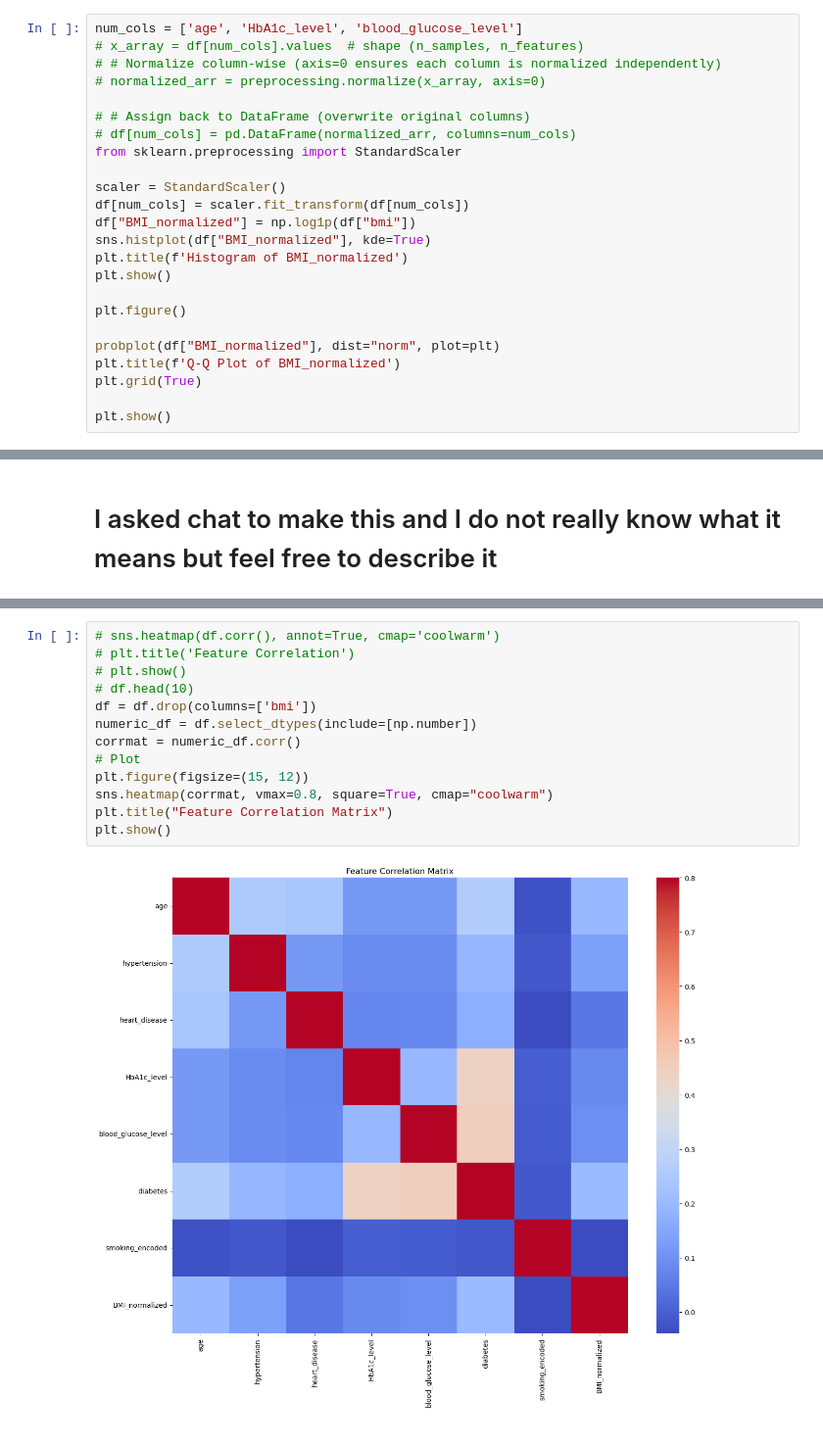
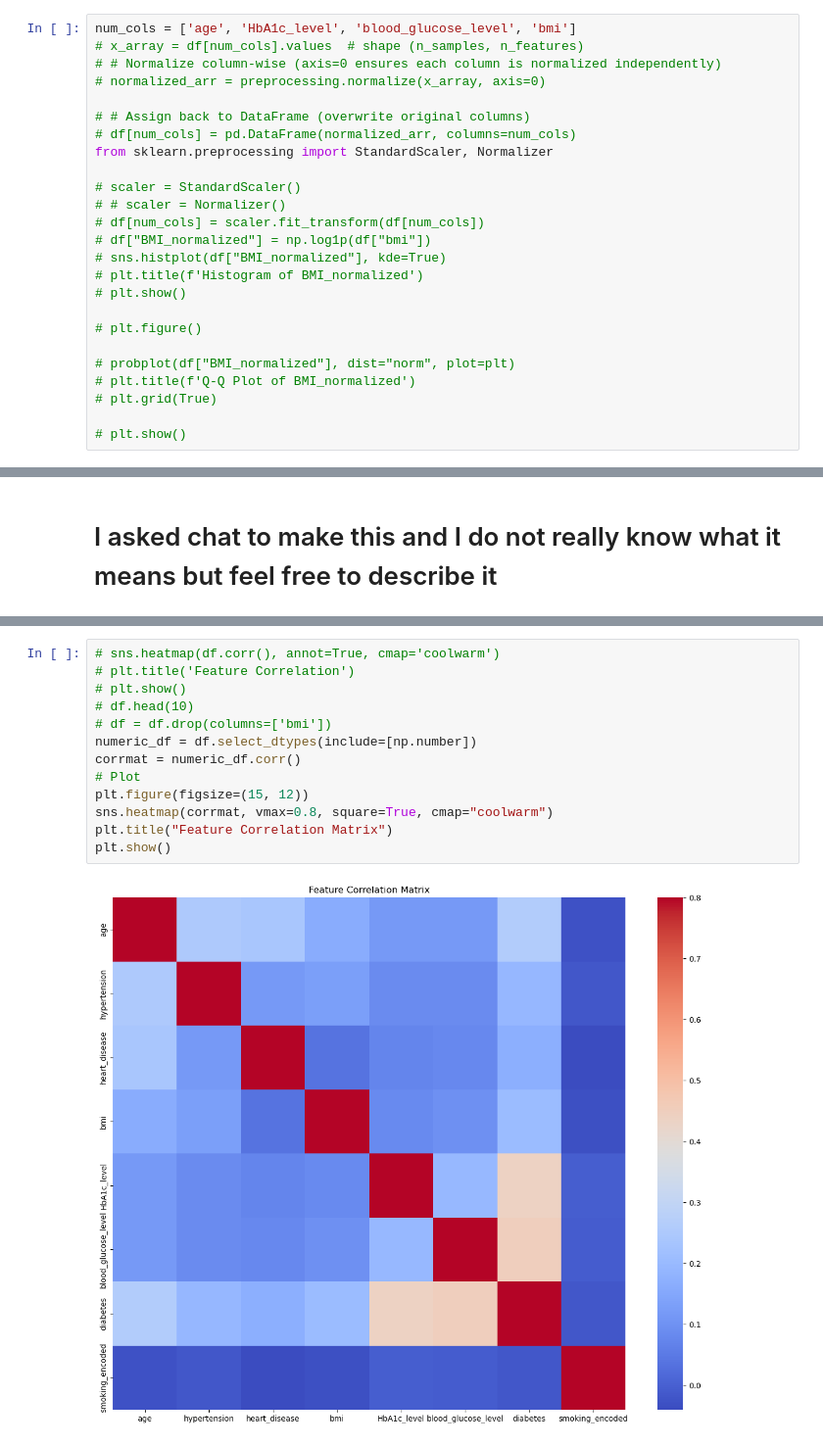
Before and after one commit to CBreach/352Project, a Jupyter notebook: finalProject.ipynb, the cells around one changed output, grey strips where cells are left out. Shown at 98% size. Drawn from its saved outputs; the diff is of its cells as text.

```diff
--- a/finalProject.ipynb
+++ b/finalProject.ipynb
@@ -259,26 +259,27 @@ plt.show()
 # %% [markdown]
 As can be seen by the boxplot this series does not have any outliers, and this is propably the most normal data that we have seen so far. However we will still apply normalization techniques to this series to ensure that logisitic regression works as best as possible.
 # %%
-num_cols = ['age', 'HbA1c_level', 'blood_glucose_level']
+num_cols = ['age', 'HbA1c_level', 'blood_glucose_level', 'bmi']
 # x_array = df[num_cols].values  # shape (n_samples, n_features)
 # # Normalize column-wise (axis=0 ensures each column is normalized independently)
 # normalized_arr = preprocessing.normalize(x_array, axis=0)
 
 # # Assign back to DataFrame (overwrite original columns)
 # df[num_cols] = pd.DataFrame(normalized_arr, columns=num_cols)
-from sklearn.preprocessing import StandardScaler
+from sklearn.preprocessing import StandardScaler, Normalizer
 
-scaler = StandardScaler()
-df[num_cols] = scaler.fit_transform(df[num_cols])
-df["BMI_normalized"] = np.log1p(df["bmi"])
-sns.histplot(df["BMI_normalized"], kde=True)
-plt.title(f'Histogram of BMI_normalized')
-plt.show()
+# scaler = StandardScaler()
+# # scaler = Normalizer()
+# df[num_cols] = scaler.fit_transform(df[num_cols])
+# df["BMI_normalized"] = np.log1p(df["bmi"])
+# sns.histplot(df["BMI_normalized"], kde=True)
+# plt.title(f'Histogram of BMI_normalized')
+# plt.show()
 
-plt.figure()
+# plt.figure()
 
-probplot(df["BMI_normalized"], dist="norm", plot=plt)
-plt.title(f'Q-Q Plot of BMI_normalized')
-plt.grid(True)
+# probplot(df["BMI_normalized"], dist="norm", plot=plt)
+# plt.title(f'Q-Q Plot of BMI_normalized')
+# plt.grid(True)
 
-plt.show()
+# plt.show()
@@ -465,18 +465,18 @@ plt.show()
 # %%
 # sns.heatmap(df.corr(), annot=True, cmap='coolwarm')
 # plt.title('Feature Correlation')
 # plt.show()
 # df.head(10)
-df = df.drop(columns=['bmi'])
+# df = df.drop(columns=['bmi'])
 numeric_df = df.select_dtypes(include=[np.number])
 corrmat = numeric_df.corr()
 # Plot
 plt.figure(figsize=(15, 12))
 sns.heatmap(corrmat, vmax=0.8, square=True, cmap="coolwarm")
 plt.title("Feature Correlation Matrix")
 plt.show()
 # %% [output]
-[figure, old version]
+[figure, new version]
 # %%
 corr_matrix = df[numerical_vars + [target_var]].corr()
 
```
Also changed, not shown: parts of 18 cells of this notebook.
